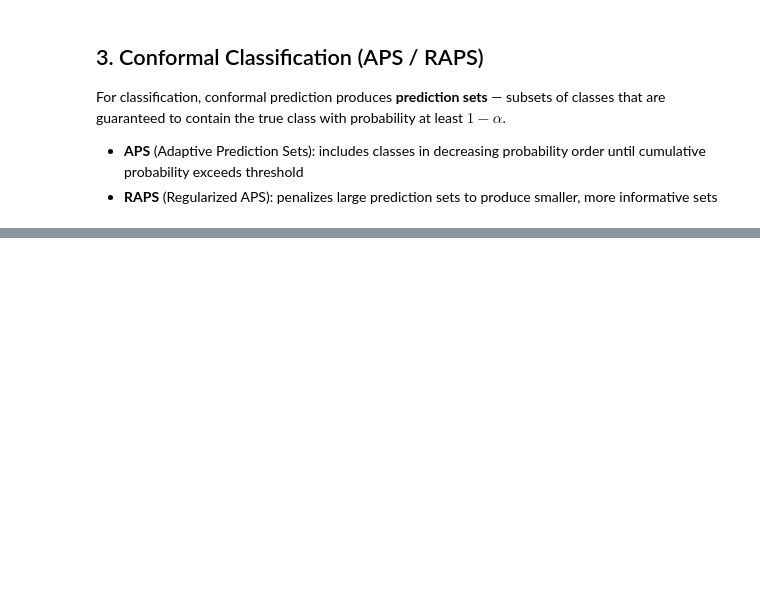
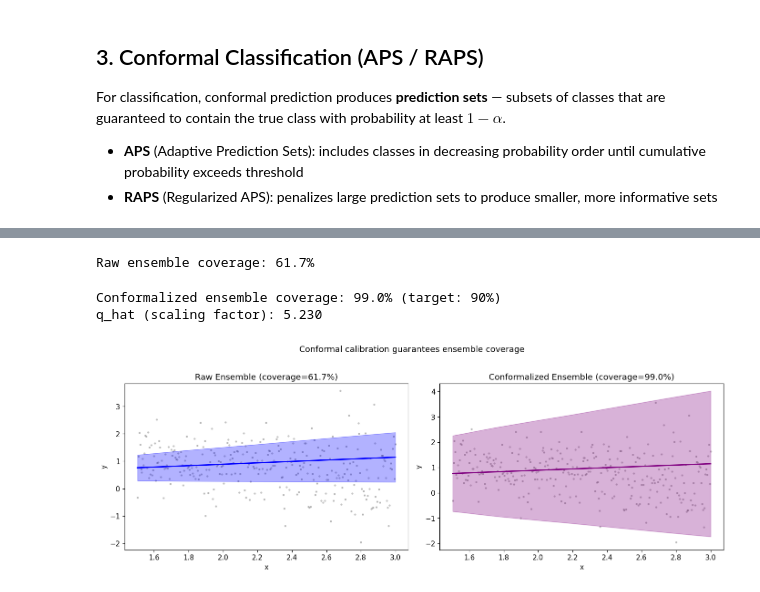
Before and after one commit to Vispikarkaria/Deep-UQ, a Jupyter notebook: notebooks/conformal/Conformal_Prediction_Tutorial.ipynb, the cells around one changed output, grey strips where cells are left out. Drawn from its saved outputs; the diff is of its cells as text; code cells hidden in the pictures; blank space fills up the shorter version.

```diff
--- a/notebooks/conformal/Conformal_Prediction_Tutorial.ipynb
+++ b/notebooks/conformal/Conformal_Prediction_Tutorial.ipynb
@@ -197,0 +365,55 @@ For classification, conformal prediction produces **prediction sets** — subset
+# %%
+# Create and train a deep ensemble (5 members)
+torch.manual_seed(42)
+ensemble_models = [MLP(input_dim=1, hidden_dims=[64, 64], output_dim=1) for _ in range(5)]
+ensemble = DeepEnsembleRegressor(ensemble_models)
+ensemble.fit(train_loader, epochs=100, lr=1e-3, seed=42, verbose=False)
+
+# Raw ensemble predictions
+result_ens_raw = ensemble.predict_uq(x_test)
+ens_mean = result_ens_raw.mean.squeeze()
+ens_std = result_ens_raw.total_var.squeeze().sqrt()
+
+raw_ens_lower = ens_mean - z * ens_std
+raw_ens_upper = ens_mean + z * ens_std
+raw_ens_coverage = ((y_test >= raw_ens_lower) & (y_test <= raw_ens_upper)).float().mean()
+print(f"Raw ensemble coverage: {raw_ens_coverage:.1%}")
+# %% [output]
+Raw ensemble coverage: 61.7%
+# %%
+# Conformalize the ensemble
+conf_ensemble = ConformalUQWrapper(ensemble, alpha=alpha)
+conf_ensemble.calibrate(cal_data)
+
+result_conf_ens = conf_ensemble.predict_uq(x_test)
+ce_lower = result_conf_ens.metadata["conformal_lower"]
+ce_upper = result_conf_ens.metadata["conformal_upper"]
+
+conf_ens_coverage = ((y_test >= ce_lower) & (y_test <= ce_upper)).float().mean()
+print(f"Conformalized ensemble coverage: {conf_ens_coverage:.1%} (target: 90%)")
+print(f"q_hat (scaling factor): {result_conf_ens.metadata['q_hat']:.3f}")
+# %% [output]
+Conformalized ensemble coverage: 99.0% (target: 90%)
+q_hat (scaling factor): 5.230
+# %%
+fig, axes = plt.subplots(1, 2, figsize=(14, 5))
+
+ax = axes[0]
+ax.scatter(x_np, y_test.numpy(), s=5, alpha=0.4, color="gray")
+ax.plot(x_np, ens_mean.numpy(), "b-", lw=2)
+ax.fill_between(x_np, raw_ens_lower.numpy(), raw_ens_upper.numpy(), alpha=0.3, color="blue")
+ax.set_title(f"Raw Ensemble (coverage={raw_ens_coverage:.1%})")
+ax.set_xlabel("x"); ax.set_ylabel("y")
+
+ax = axes[1]
+ax.scatter(x_np, y_test.numpy(), s=5, alpha=0.4, color="gray")
+ax.plot(x_np, result_conf_ens.mean.numpy(), "purple", lw=2)
+ax.fill_between(x_np, ce_lower.numpy(), ce_upper.numpy(), alpha=0.3, color="purple")
+ax.set_title(f"Conformalized Ensemble (coverage={conf_ens_coverage:.1%})")
+ax.set_xlabel("x"); ax.set_ylabel("y")
+
+plt.suptitle("Conformal calibration guarantees ensemble coverage", y=1.02)
+plt.tight_layout()
+plt.show()
+# %% [output]
+[figure, added]
```
Also changed, not shown: parts of 17 cells of this notebook, 2 other files.
